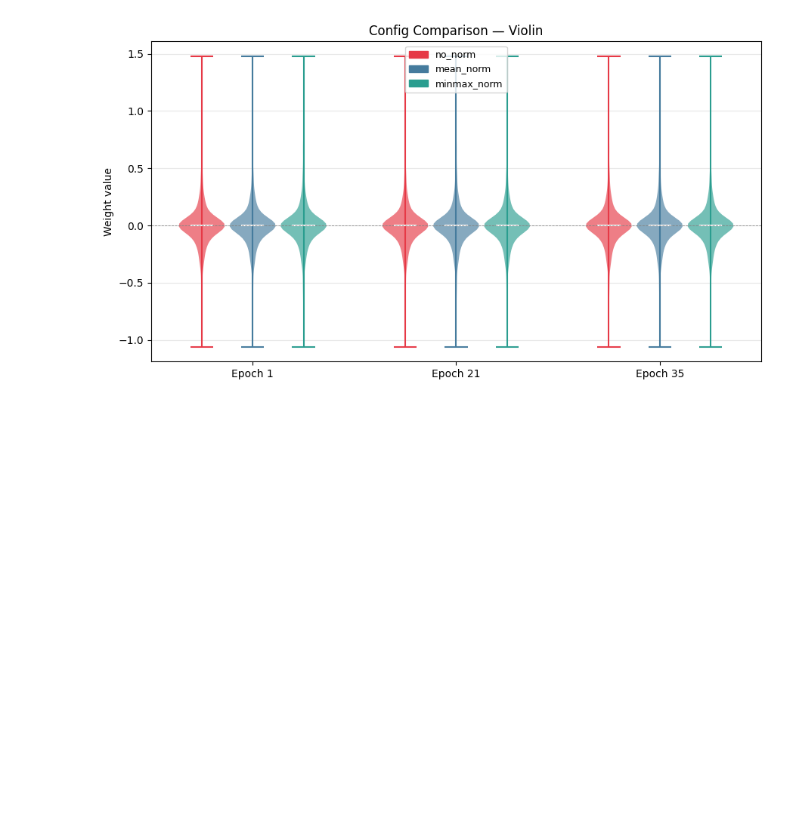
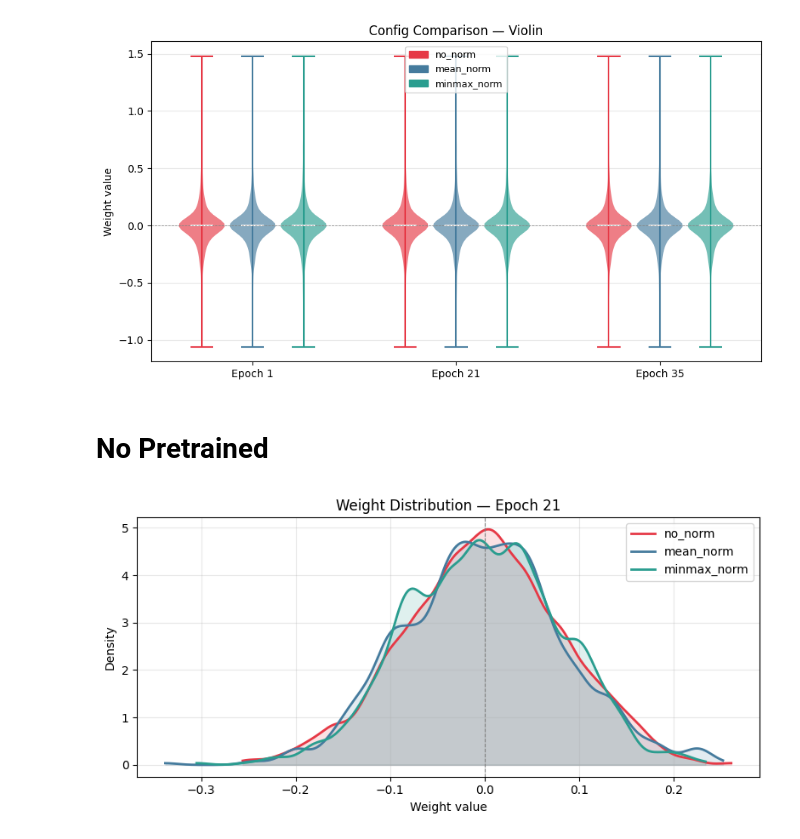
Before and after one commit to leonbora167/intelligent-system-explorations, a Jupyter notebook: PyTorch/Conceptuals/data_norm.ipynb, the cells around one changed output. Drawn from its saved outputs; the diff is of its cells as text; code cells hidden in the pictures; blank space fills up the shorter version.

Commit message:
No weighted training
Training from scratch without any pretrained weights

```diff
--- a/PyTorch/Conceptuals/data_norm.ipynb
+++ b/PyTorch/Conceptuals/data_norm.ipynb
@@ -608,3 +608,25 @@ ax.grid(True, axis="y", alpha=0.3)
 plt.tight_layout(); plt.show()
 # %% [output]
 [figure]
+# %% [markdown]
+# No Pretrained
+# %%
+epoch_idx = 20
+colors = {"no_norm": "#E63946", "mean_norm": "#457B9D", "minmax_norm": "#2A9D8F"}
+
+fig, ax = plt.subplots(figsize=(8, 4))
+for name, arrays in history_weights.items():
+    arr = arrays[epoch_idx]
+    sample = sample = np.random.choice(arr, min(5_000, len(arr)), replace=False)
+    kde = gaussian_kde(sample, bw_method=0.15)
+    xs = np.linspace(sample.min(), sample.max(), 300)
+    ax.plot(xs, kde(xs), color=colors[name], lw=2, label=name)
+    ax.fill_between(xs, kde(xs), alpha=0.15, color=colors[name])
+
+ax.axvline(0, color="gray", lw=0.8, ls="--")
+ax.set_title(f"Weight Distribution — Epoch {epoch_idx+1}")
+ax.set_xlabel("Weight value"); ax.set_ylabel("Density")
+ax.legend(); ax.grid(True, alpha=0.3)
+plt.tight_layout(); plt.show()
+# %% [output]
+[figure, added]
```
Also changed, not shown: parts of 8 cells of this notebook.
